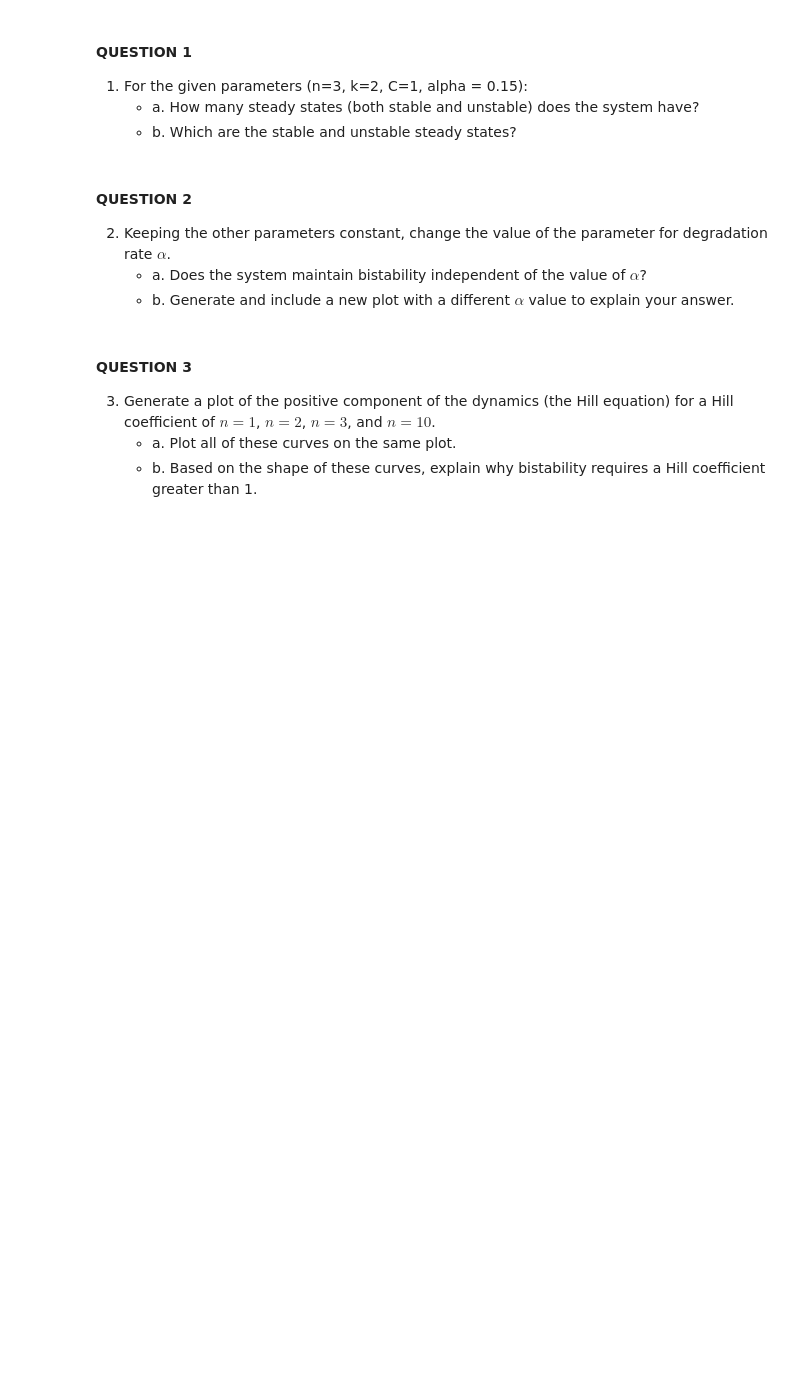
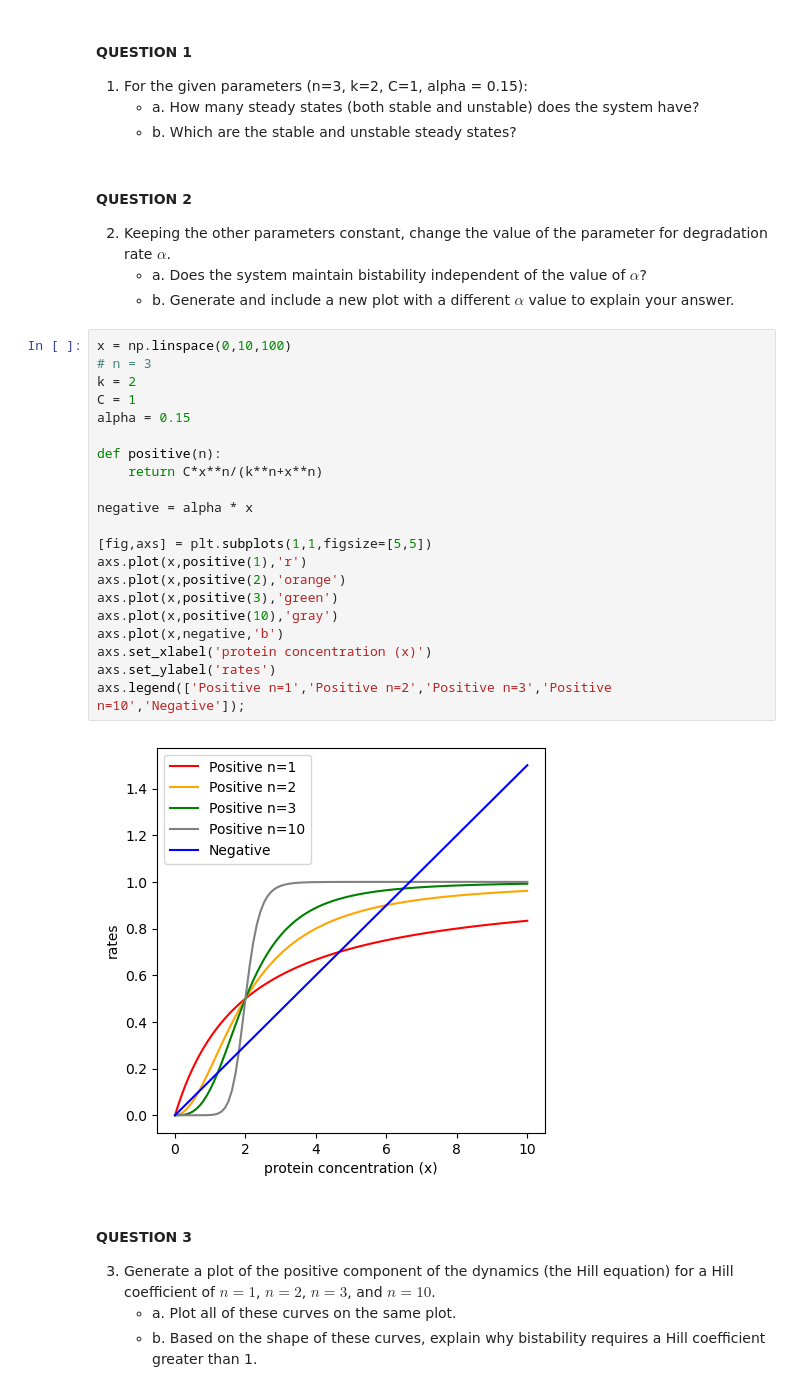
Before and after one commit to exu3/BME3340, a Jupyter notebook: L06/L06_Synthetic_Biology.ipynb, the cells around one changed output. Drawn from its saved outputs; the diff is of its cells as text; blank space fills up the shorter version.

```diff
--- a/L06/L06_Synthetic_Biology.ipynb
+++ b/L06/L06_Synthetic_Biology.ipynb
@@ -48,6 +50,29 @@ axs.legend(['Positive','Negative']);
 2. Keeping the other parameters constant, change the value of the parameter for degradation rate $\alpha$.
     * a. Does the system maintain bistability independent of the value of $\alpha$?
     * b. Generate and include a new plot with a different $\alpha$ value to explain your answer.
+# %%
+x = np.linspace(0,10,100)
+# n = 3
+k = 2
+C = 1
+alpha = 0.15
+
+def positive(n):
+    return C*x**n/(k**n+x**n)
+
+negative = alpha * x
+
+[fig,axs] = plt.subplots(1,1,figsize=[5,5])
+axs.plot(x,positive(1),'r')
+axs.plot(x,positive(2),'orange')
+axs.plot(x,positive(3),'green')
+axs.plot(x,positive(10),'gray')
+axs.plot(x,negative,'b')
+axs.set_xlabel('protein concentration (x)')
+axs.set_ylabel('rates')
+axs.legend(['Positive n=1','Positive n=2','Positive n=3','Positive n=10','Negative']);
+# %% [output]
+[figure, added]
 # %% [markdown]
 #### QUESTION 3
 3. Generate a plot of the positive component of the dynamics (the Hill equation) for a Hill coefficient of $n=1$, $n=2$, $n=3$, and $n=10$.
```
Also changed, not shown: parts of 4 cells of this notebook, 15 other files.
